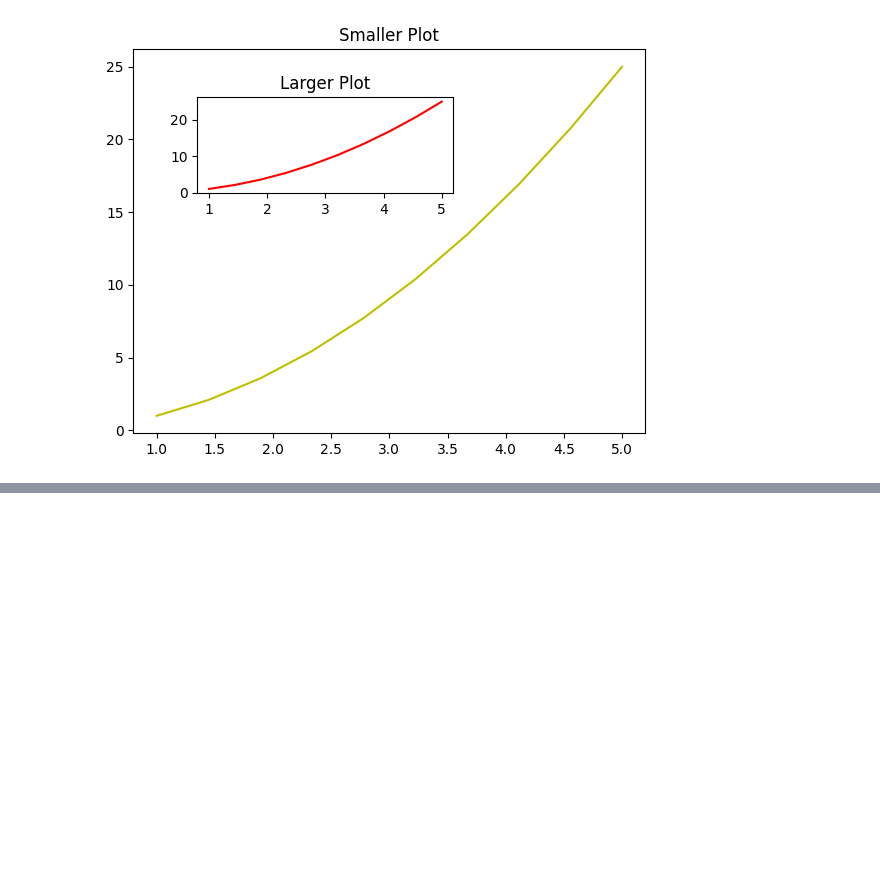
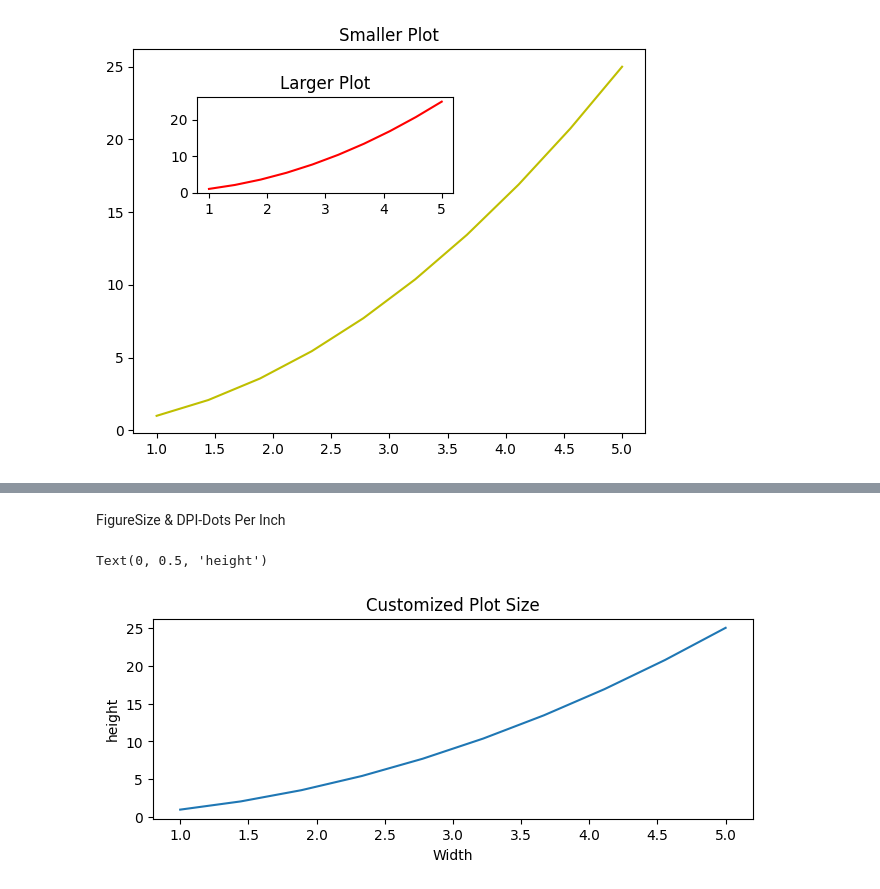
Before and after one commit to 01puneet/visualisation, a Jupyter notebook: matplot.ipynb, the cells around one changed output, grey strips where cells are left out. Drawn from its saved outputs; the diff is of its cells as text; code cells hidden in the pictures; blank space fills up the shorter version.

```diff
--- a/matplot.ipynb
+++ b/matplot.ipynb
@@ -88,0 +92,12 @@ axes[1].plot(x,y)
+# %% [markdown]
+FigureSize & DPI-Dots Per Inch
+# %%
+fig=p.figure(figsize=(6,2))
+ax=fig.add_axes([0,0,1,1])
+ax.plot(x,y)
+ax.set_title("Customized Plot Size")
+ax.set_xlabel("Width")
+ax.set_ylabel("height")
+# %% [output]
+Text(0, 0.5, 'height')
+[figure, added]
```
Also changed, not shown: parts of 3 cells of this notebook.
